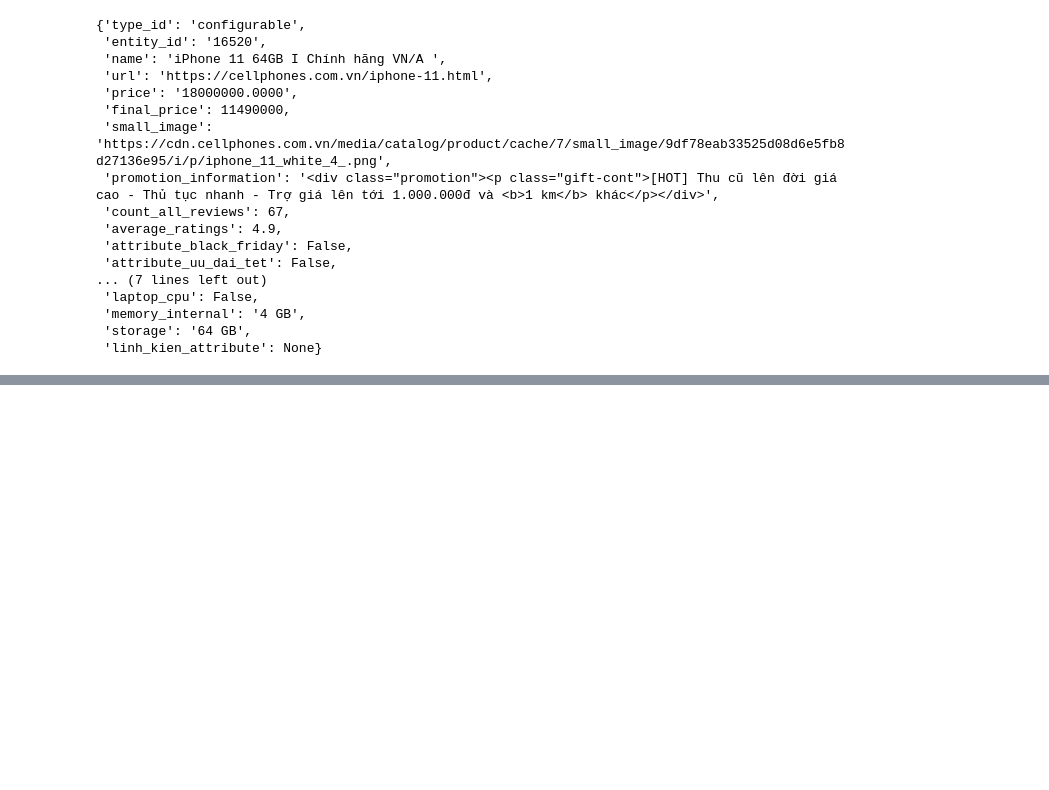
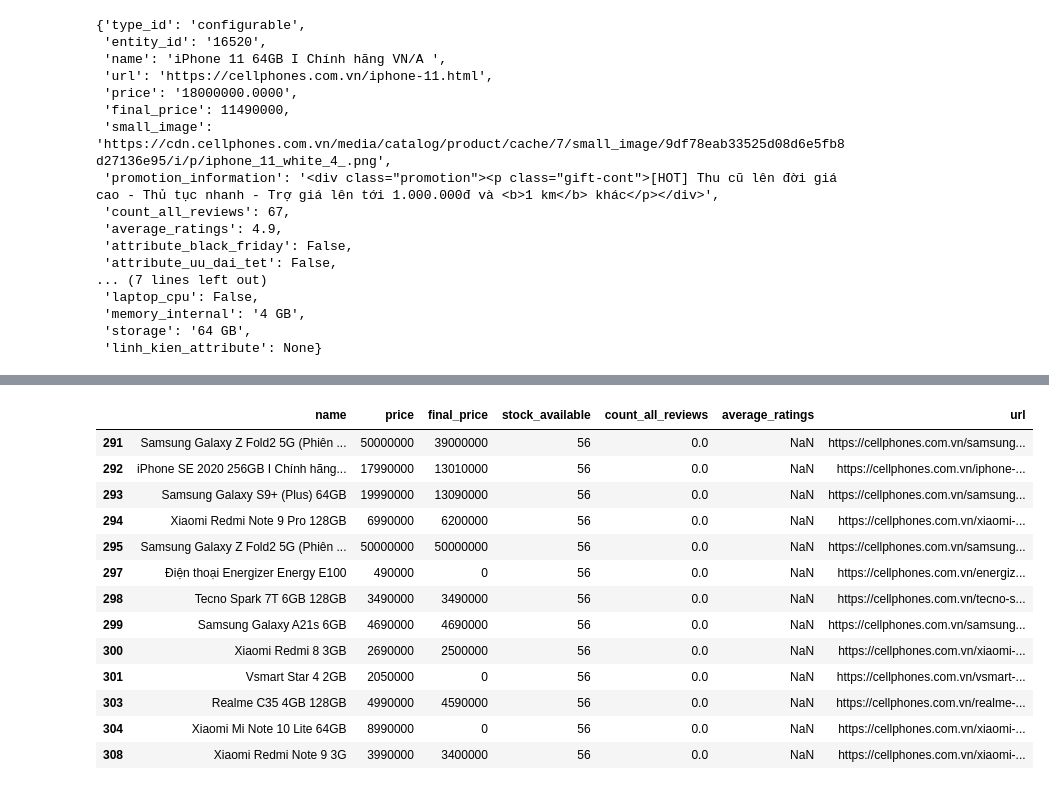
Before and after one commit to wind123mountain/Data-Integration-Project, a Jupyter notebook: Crawl_cellphones_data.ipynb, the cells around one changed output, grey strips where cells are left out. Cells and saved outputs as stored; diff of their text form; code cells hidden in the pictures; blank space fills up the shorter version.

```diff
--- a/Crawl_cellphones_data.ipynb
+++ b/Crawl_cellphones_data.ipynb
@@ -43,0 +148,21 @@ with open('Data\Cellphones\Cellphones_raw_data.json', "w", encoding="utf-8") as
+# %%
+df.drop(df[df.price == 0].index, inplace=True)
+df[['stock_available', 'count_all_reviews']] = df[['stock_available', 'count_all_reviews']].fillna(0)
+# %%
+with pd.option_context('display.max_colwidth', None):
+  display(df.query("average_ratings != average_ratings")[['name', 'price', 'final_price', 'stock_available','count_all_reviews', 'average_ratings', 'url']])
+# %% [output]
+|  | name | price | final_price | stock_available | count_all_reviews | average_ratings | url |
+| 291 | Samsung Galaxy Z Fold2 5G (Phiên ... | 50000000 | 39000000 | 56 | 0.0 | NaN | https://cellphones.com.vn/samsung... |
+| 292 | iPhone SE 2020 256GB I Chính hãng... | 17990000 | 13010000 | 56 | 0.0 | NaN | https://cellphones.com.vn/iphone-... |
+| 293 | Samsung Galaxy S9+ (Plus) 64GB | 19990000 | 13090000 | 56 | 0.0 | NaN | https://cellphones.com.vn/samsung... |
+| 294 | Xiaomi Redmi Note 9 Pro 128GB | 6990000 | 6200000 | 56 | 0.0 | NaN | https://cellphones.com.vn/xiaomi-... |
+| 295 | Samsung Galaxy Z Fold2 5G (Phiên ... | 50000000 | 50000000 | 56 | 0.0 | NaN | https://cellphones.com.vn/samsung... |
+| 297 | Điện thoại Energizer Energy E100 | 490000 | 0 | 56 | 0.0 | NaN | https://cellphones.com.vn/energiz... |
+| 298 | Tecno Spark 7T 6GB 128GB | 3490000 | 3490000 | 56 | 0.0 | NaN | https://cellphones.com.vn/tecno-s... |
+| 299 | Samsung Galaxy A21s 6GB | 4690000 | 4690000 | 56 | 0.0 | NaN | https://cellphones.com.vn/samsung... |
+| 300 | Xiaomi Redmi 8 3GB | 2690000 | 2500000 | 56 | 0.0 | NaN | https://cellphones.com.vn/xiaomi-... |
+| 301 | Vsmart Star 4 2GB | 2050000 | 0 | 56 | 0.0 | NaN | https://cellphones.com.vn/vsmart-... |
+| 303 | Realme C35 4GB 128GB | 4990000 | 4590000 | 56 | 0.0 | NaN | https://cellphones.com.vn/realme-... |
+| 304 | Xiaomi Mi Note 10 Lite 64GB | 8990000 | 0 | 56 | 0.0 | NaN | https://cellphones.com.vn/xiaomi-... |
+| 308 | Xiaomi Redmi Note 9 3G | 3990000 | 3400000 | 56 | 0.0 | NaN | https://cellphones.com.vn/xiaomi-... |
```
Also changed, not shown: parts of 12 cells of this notebook, 1 other file.
